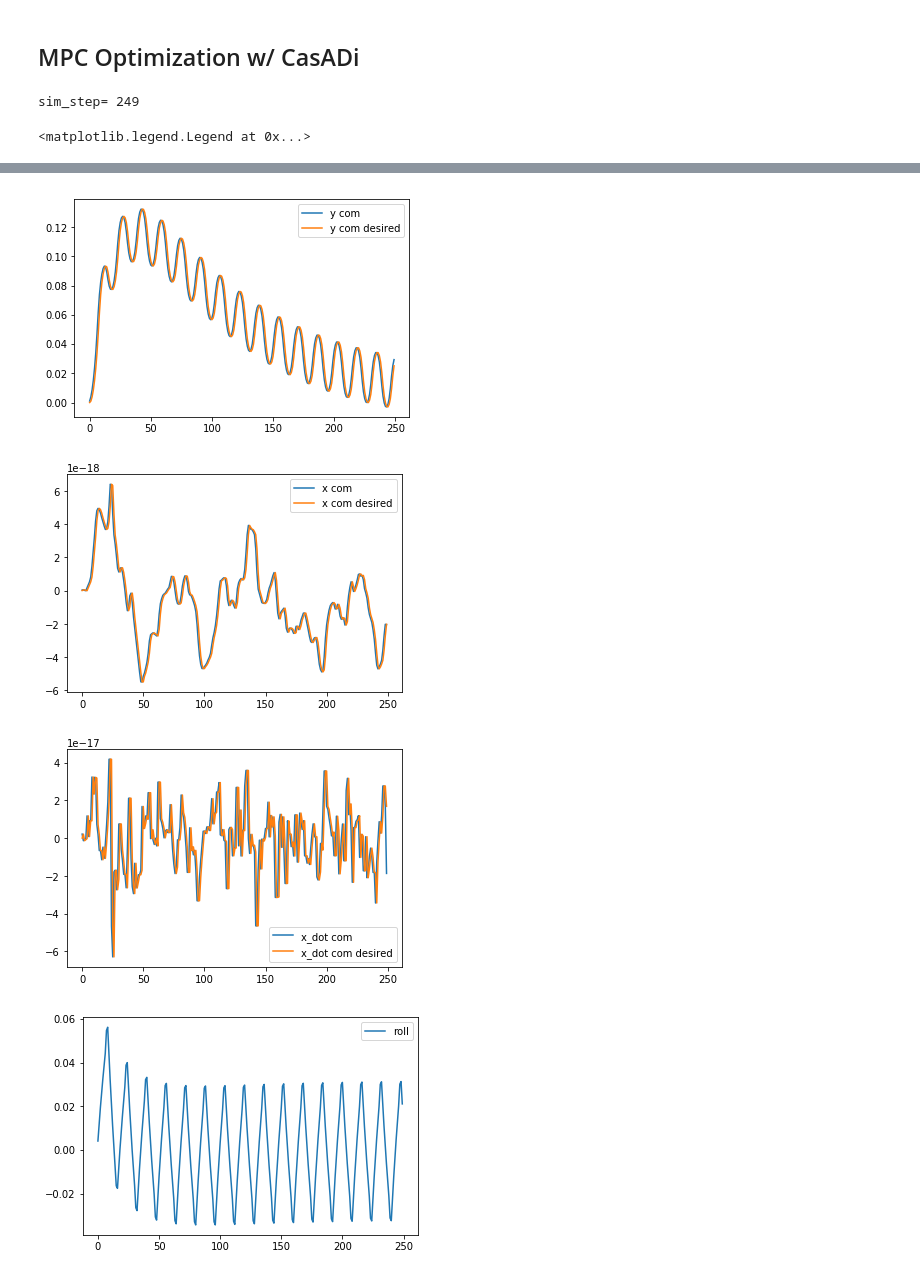
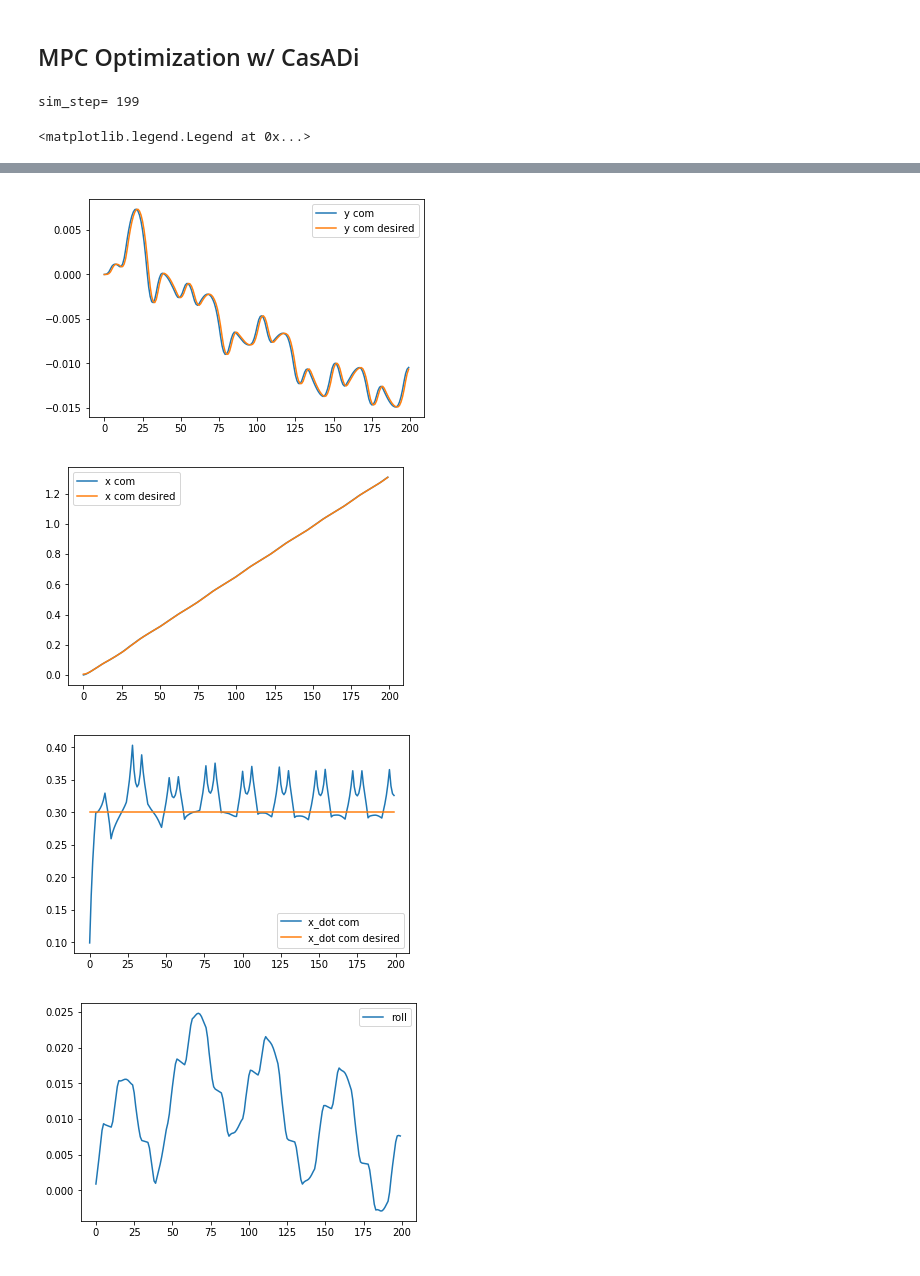
Before and after one commit to implementedrobotics/Nomad, a Jupyter notebook: Notebooks/Single Rigid Body Dynamics MPC.ipynb, the cells around one changed output, grey strips where cells are left out. Saved outputs shown, nothing was run; the diff lists cells and outputs as text; code cells hidden in the pictures.

Commit message:
Add swing leg trajectories and cleanup.
Also added rendering of the step, and added additional gaits
Bounding, Pronking.

```diff
--- a/Notebooks/Single Rigid Body Dynamics MPC.ipynb
+++ b/Notebooks/Single Rigid Body Dynamics MPC.ipynb
@@ -1059,11 +1435,25 @@ class CoMTrajectoryGenerator:
             The desired CoM Z Height of trajectory
 
         """
+        self.x[:, 0] = x0 # Update initial state
 
+        self.x[3, :] = x_dot
+        self.x[4, :] = y_dot
+        self.x[5, :] = 0
+
+        for i in range(0, self.N):
+                # Update positions
+                self.x[0, i+1] = self.x[0, i] + x_dot * self.dt
+                self.x[1, i+1] = self.x[1, i] + y_dot * self.dt
+                self.x[2, i+1] = z_com#self.x[2, i] + z_dot * self.dt
+
+
+
+        return self.x
         # Everything below works "okay" but really need better feasible trajectories here with
         # constraints and bounds on time/velocity/accel/jerk for smoothness.  For now we just do a linear state space
         # hack job
-        self.x[:, 0] = x0 # Update initial state
+
         #self.x[:, 1] = x0 # Update initial state
 
         # Fill in controller values to integrate out the trajectory
@@ -1134,7 +1524,7 @@ N = 10
 num_states = 13
 ctg = CoMTrajectoryGenerator(length = 1.0, sample_points=N)
 x_init = np.array(np.zeros(num_states))
-#x_init[0] = 10
-y = ctg.generate(x_init, x_dot = 0.0, y_dot = 0, yaw_dot = 0, z_com = 5)
+x_init[2] = 0.5
+y = ctg.generate(x_init, x_dot = 0.8, y_dot = 0, yaw_dot = 0, z_com = 5)
 ctg.plot()
 # %% [output]
@@ -1173,20 +1563,18 @@ Izz = 0.454
 """
 
 # Setup our prediction horizons
-K = 16 # Prediction Steps (16 Steps is ideal)
+K = 24 # Prediction Steps (16 Steps is ideal)
 T = 0.5 # Horizon Length (seconds) (0.5 second ideal window)
 dt = T/K # Time step
 
 # How many steps to simulate
 # TODO: This should actually be sim time...
-sim_steps = 250
+sim_steps = 200
 
 t_vec = np.linspace(0,T,K+1) # Plotting time vector
 
 # CoM Trajectory generator.  Match horizon length and sample points
 ctg = CoMTrajectoryGenerator(length = T, sample_points=K)
-
-
 
 # Setup our Plants:
 # We create 2 plants here:
@@ -1208,10 +1596,11 @@ nomad_plant = QuadrupedFloatingBase(mass=44, I_p=[0.41,2.1,2.1],
                                   Ts=dt)
 
 # Setup Gait
-gait = RunningPaceGaitSequencer(period = 0.5, segments = 100)
+gait = LateralSeqWalkGaitSequencer(period = 1.0, segments = 100)
+#gait = PronkingGaitSequencer(period = 0.5, segments = 100)
 gait.start(0)
 
-track = nomad_plant.width/2
+track_offset = 0
 
 # Vectors for caching simulation output for plotting
 u_sim = np.zeros((nomad_mpc.num_inputs,sim_steps))
@@ -1224,8 +1613,6 @@ nomad_plant.init_visualizer(vis)
 # Set Gait
 nomad_plant.set_gait(gait)
 
-
-
 # Setup our dynamics constraint callback function
 f = lambda A,B,x,u: A@x+B@u #dx/dt = f(x,u)
 
@@ -1234,7 +1621,7 @@ f = lambda A,B,x,u: A@x+B@u #dx/dt = f(x,u)
 ######################################
 # Higher weight on our Z position.  Everything else equal(1).  Maybe higher weights on some of the body
 # Orientation to help different gaits?
-Q = np.diag(np.array([1,1,50,1,1,1,25,1,1,1,1,1,1])) # State Weighting
+Q = np.diag(np.array([1,1,50,1,1,1,1,1,1,1,1,1,1])) # State Weighting
 
 alpha = 1e-6
 R = np.eye(nomad_mpc.num_inputs)*alpha # Input Weighting
@@ -1253,10 +1640,10 @@ nomad_mpc.x = nomad_plant.x
 nomad_mpc.set_gait(nomad_plant.get_gait())
 
 # Set Track
-nomad_plant.set_track(track)
+#nomad_plant.set_track(track)
 nomad_plant.reset_foot_positions()
 
-nomad_mpc.set_track(track)
+#nomad_mpc.set_track(track)
 nomad_mpc.reset_foot_positions()
 
 # Cache initial state
@@ -1362,6 +1749,8 @@ for i in range(sim_steps):
     clear_output(wait=True)
     print("sim_step=", i)
 
+    # TODO: Also need to copy foot positions somehow.  Right now we are "stepping" the MPC at the end to get around this.
+    # Kind of crap
     # Copy over to the MPC plant for next iteration
     nomad_mpc.x = nomad_plant.x
 
@@ -1380,7 +1769,7 @@ for i in range(sim_steps):
     # TODO: Probably move this function out and these need
     # to be the commanded values from the operator/high level planner
     ######################################
-    y = ctg.generate(nomad_mpc.x.flatten(), x_dot = 0.0, y_dot = 0, yaw_dot = 0, z_com = 0.5)
+    y = ctg.generate(nomad_mpc.x.flatten(), x_dot = 0.3, y_dot = 0.0, yaw_dot = 0, z_com = 0.5)
     #print(y)
     ######################################
     # Update Parameters
@@ -1407,10 +1796,14 @@ for i in range(sim_steps):
     # Step our plant with the first optimized control input
     nomad_plant.step(u)
 
+    # Need a way to step our gait forward.  We don't care to step our dynamics necessarily.
+    # Need to copy foot positions also from the plant after we step it...
+    nomad_mpc.step(u)
+
     # Cache some values for plotting and simulation later
     u_sim[:, i] = u.T
     x_sim[:, i] = nomad_plant.x.T
-    x_refsim[:, i] = y[:,0]
+    x_refsim[:, i] = y[:,1]
     # TODO: Remove this.  Only here for now.  Should be in a seperate render thread/external physics sim
     nomad_plant.render()
 
@@ -1474,6 +1867,10 @@ plot(x_sim[6,:],label="roll")
 legend(loc="best")
 
 figure()
+plot(x_sim[7,:],label="pitch")
+legend(loc="best")
+
+figure()
 plot(u_sim[0,:],label="F1x")
 plot(u_sim[1,:],label="F1y")
 plot(u_sim[2,:],label="F1z")
@@ -1501,5 +1898,5 @@ plot(u_sim[11,:],label="F4z")
 legend(loc="best")
 #step(t_vec,u_sim[11,:],'k',label="Fz4")
 # %% [output]
-sim_step= 249
+sim_step= 199
 <matplotlib.legend.Legend at 0x...>
@@ -1507,4 +1904,4 @@ sim_step= 249
-[figure, old version]
+[figure, new version]
-[figure, old version]
+[figure, new version]
-[figure, old version]
+[figure, new version]
-[figure, old version]
+[figure, new version]
```
Also changed, not shown: parts of 11 cells of this notebook.
